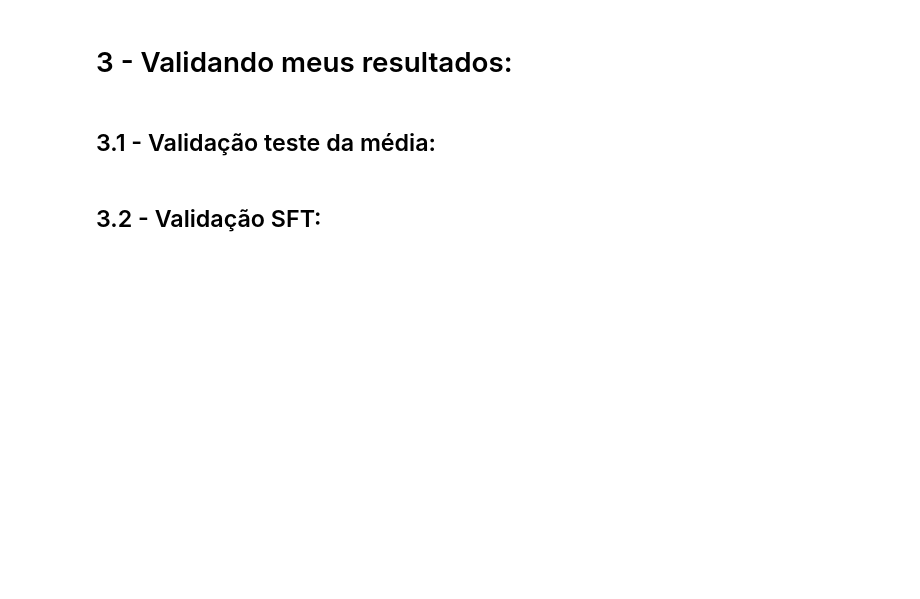
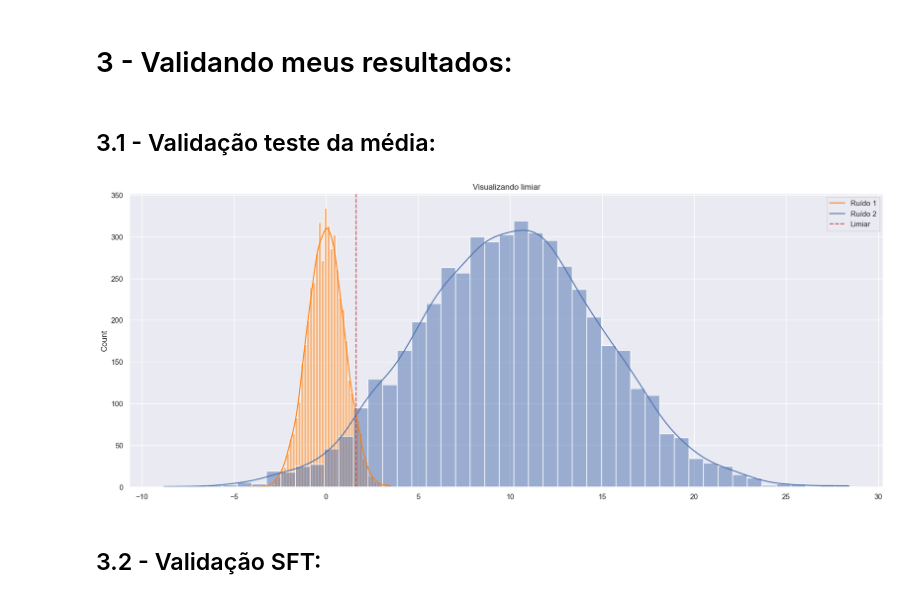
Before and after one commit to Alexandre-Caldeira/detection-theory-101, a Jupyter notebook: notebooks/comCalma.ipynb, the cells around one changed output. Saved outputs shown, nothing was run; the diff lists cells and outputs as text; code cells hidden in the pictures; blank space fills up the shorter version.

```diff
--- a/notebooks/comCalma.ipynb
+++ b/notebooks/comCalma.ipynb
@@ -372,2 +401,12 @@ Alpha corrigido: 0.003
+# %%
+fig,ax = plt.subplots();
+limiar = vc_pratico(ruido1,alpha=0.05);
+sns.histplot(x= ruido1, kde= True,ax=fig.axes[0],color='tab:orange')  ;
+sns.histplot(x= ruido2, kde= True,ax=fig.axes[0]);
+plt.axvline(limiar, 0,1,c='r',linestyle='--');
+fig.axes[0].set_title('Visualizando limiar');
+plt.legend(['Ruído 1','Ruído 2','Limiar']);
+# %% [output]
+[figure, added]
 # %% [markdown]
 ## 3.2 - Validação SFT:
```
Also changed, not shown: parts of 7 cells of this notebook, 8 other files.
